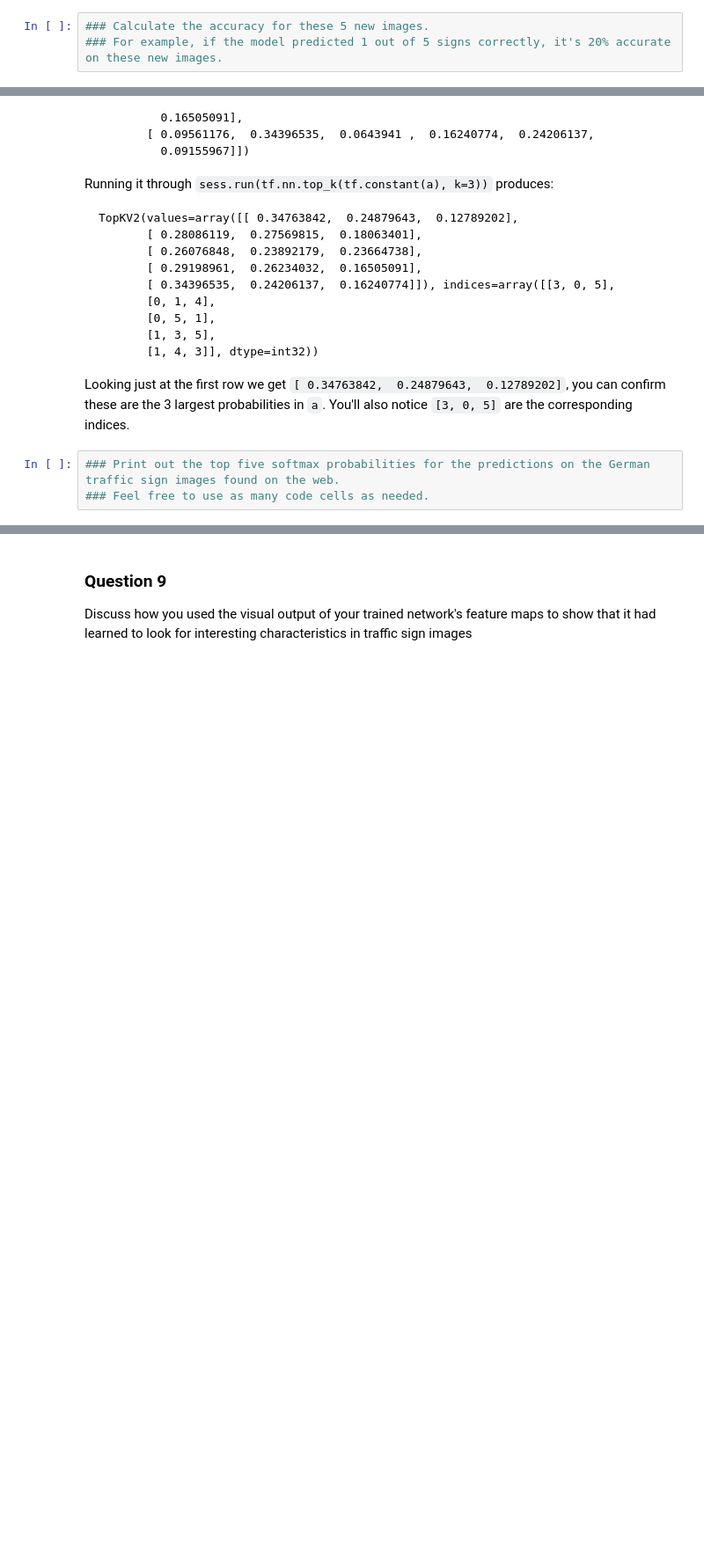
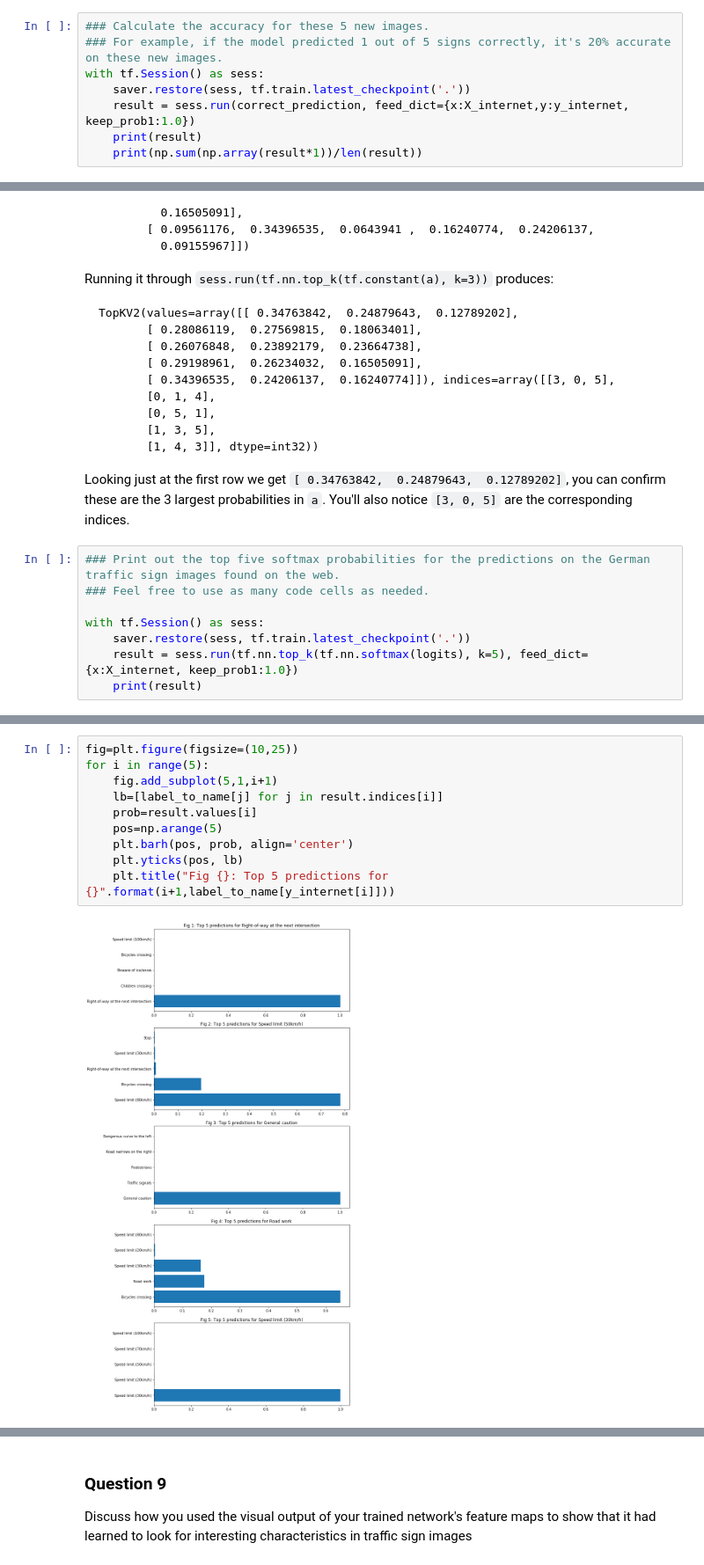
Before and after one commit to game-of-drones/CarND-Traffic-Sign-Classifier-Project, a Jupyter notebook: Traffic_Sign_Classifier.ipynb, the cells around one changed output, grey strips where cells are left out. Shown: that part at 88% size. Saved outputs shown, nothing was run; the diff lists cells and outputs as text; blank space fills up the shorter version.

```diff
--- a/Traffic_Sign_Classifier.ipynb
+++ b/Traffic_Sign_Classifier.ipynb
@@ -341,3 +426,8 @@ You may find `signnames.csv` useful as it contains mappings from the class id (i
 # %%
 ### Calculate the accuracy for these 5 new images.
 ### For example, if the model predicted 1 out of 5 signs correctly, it's 20% accurate on these new images.
+with tf.Session() as sess:
+    saver.restore(sess, tf.train.latest_checkpoint('.'))
+    result = sess.run(correct_prediction, feed_dict={x:X_internet,y:y_internet, keep_prob1:1.0})
+    print(result)
+    print(np.sum(np.array(result*1))/len(result))
@@ -384,3 +477,8 @@ Looking just at the first row we get `[ 0.34763842,  0.24879643,  0.12789202]`,
 # %%
 ### Print out the top five softmax probabilities for the predictions on the German traffic sign images found on the web.
 ### Feel free to use as many code cells as needed.
+
+with tf.Session() as sess:
+    saver.restore(sess, tf.train.latest_checkpoint('.'))
+    result = sess.run(tf.nn.top_k(tf.nn.softmax(logits), k=5), feed_dict={x:X_internet, keep_prob1:1.0})
+    print(result)
@@ -387,3 +500,15 @@ Looking just at the first row we get `[ 0.34763842,  0.24879643,  0.12789202]`,
+# %%
+fig=plt.figure(figsize=(10,25))
+for i in range(5):
+    fig.add_subplot(5,1,i+1)
+    lb=[label_to_name[j] for j in result.indices[i]]
+    prob=result.values[i]
+    pos=np.arange(5)
+    plt.barh(pos, prob, align='center')
+    plt.yticks(pos, lb)
+    plt.title("Fig {}: Top 5 predictions for {}".format(i+1,label_to_name[y_internet[i]]))
+# %% [output]
+[figure, added]
 # %% [markdown]
 ---
 
```
Also changed, not shown: parts of 26 cells of this notebook, 14 other files.
